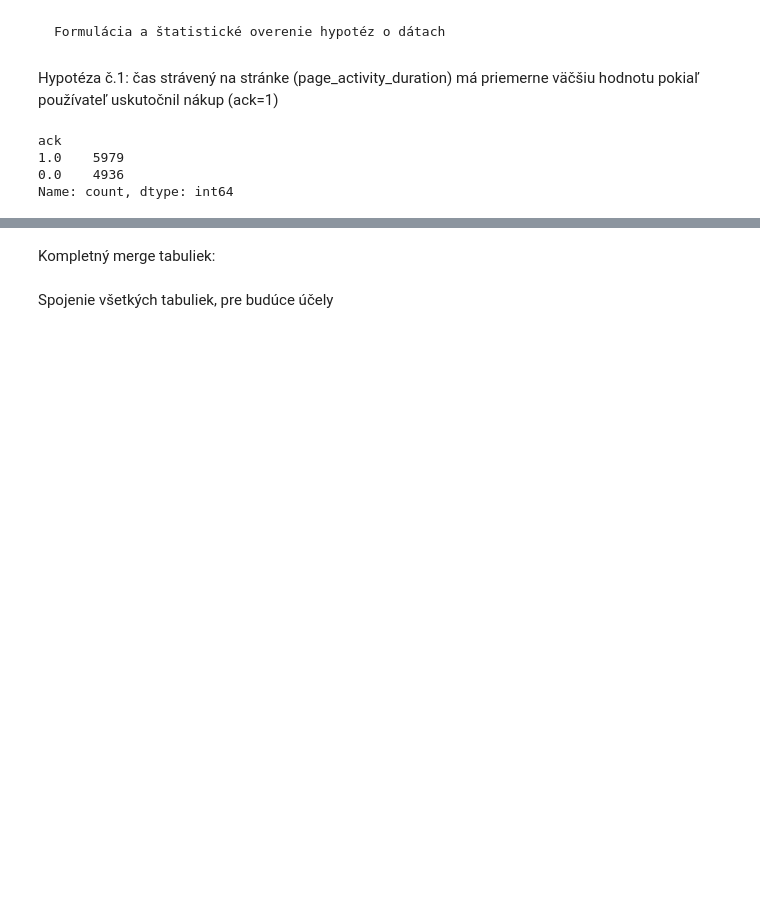
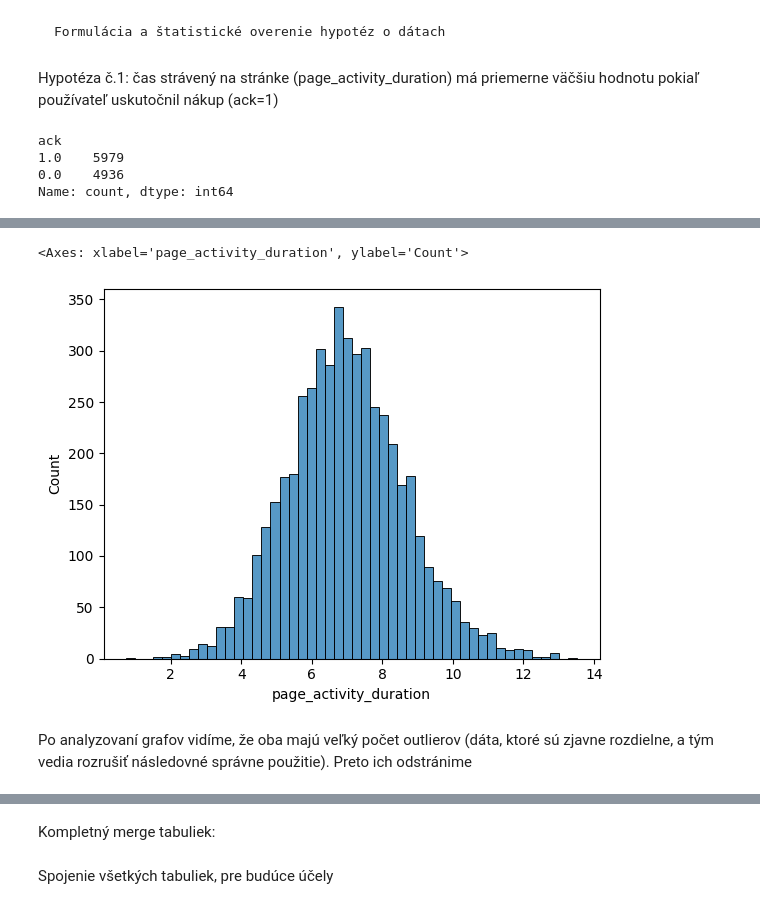
Before and after one commit to LukasLovas/IAU_Project_LL_DL, a Jupyter notebook: zadanie_1_časť.ipynb, the cells around one changed output, grey strips where cells are left out. Cells and saved outputs as stored; diff of their text form; code cells hidden in the pictures; blank space fills up the shorter version.

```diff
--- a/zadanie_1_časť.ipynb
+++ b/zadanie_1_časť.ipynb
@@ -877,0 +854,7 @@ sns.histplot(purchased)
+# %%
+sns.histplot(not_purchased)
+# %% [output]
+<Axes: xlabel='page_activity_duration', ylabel='Count'>
+[figure, added]
+# %% [markdown]
+Po analyzovaní grafov vidíme, že oba majú veľký počet outlierov (dáta, ktoré sú zjavne rozdielne, a tým vedia rozrušiť následovné správne použitie). Preto ich odstránime
```
Also changed, not shown: parts of 37 cells of this notebook.
